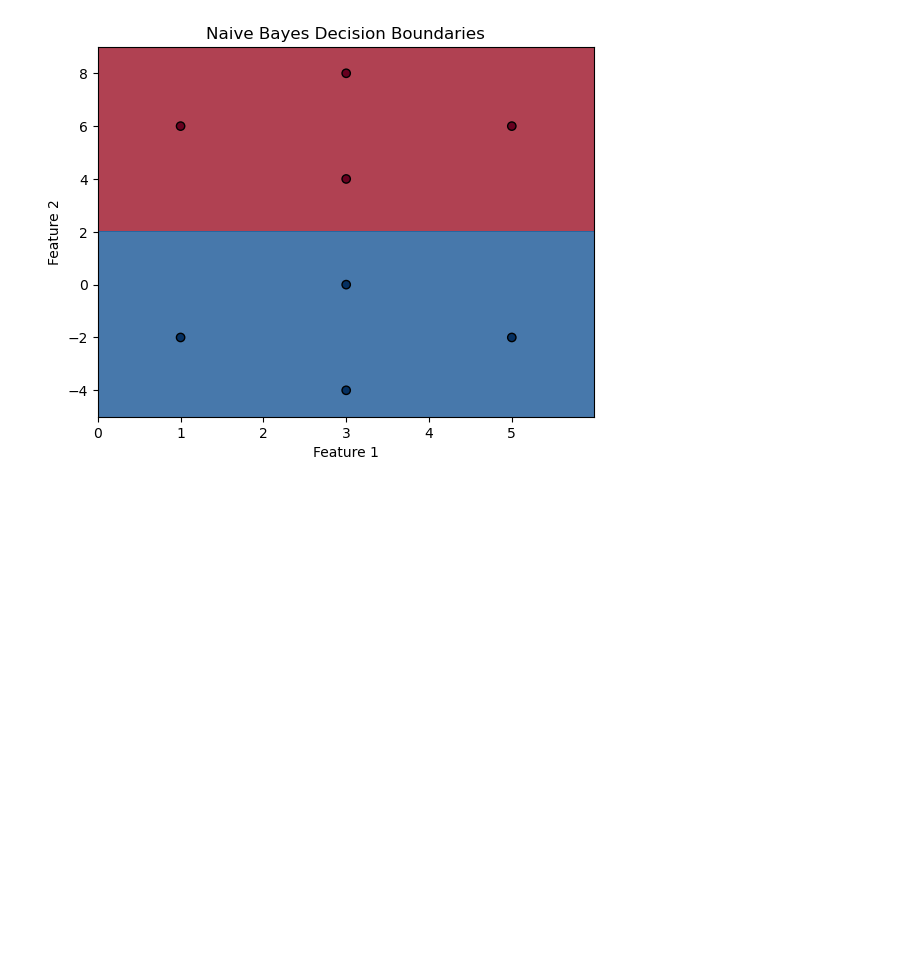
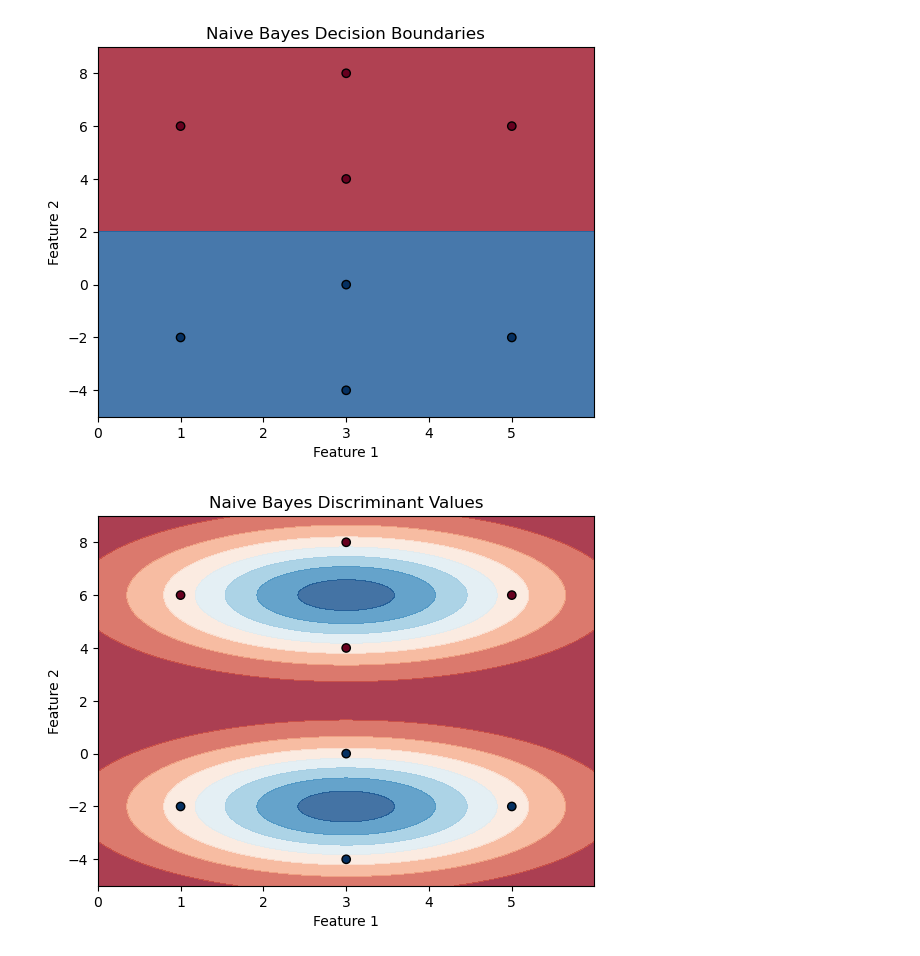
Before and after one commit to Vishnuteja-Surla/Pattern-Recognition-and-Machine-Learning, a Jupyter notebook: Lab-7/CS21B2037_Q1.ipynb, the cells around one changed output. Cells and saved outputs as stored; diff of their text form; code cells hidden in the pictures; blank space fills up the shorter version.

Commit message:
Plot both Decision Boundary and Discriminant Values

```diff
--- a/Lab-7/CS21B2037_Q1.ipynb
+++ b/Lab-7/CS21B2037_Q1.ipynb
@@ -55,9 +55,11 @@ class BayesClassifier:
         x_min, x_max = X_train[:, 0].min() - 1, X_train[:, 0].max() + 1
         y_min, y_max = X_train[:, 1].min() - 1, X_train[:, 1].max() + 1
         xx, yy = np.meshgrid(np.arange(x_min, x_max, 0.01), np.arange(y_min, y_max, 0.01))
-        y_pred = []
+        y_pred_class = []
+        y_pred_val = []
         for i in range(len(xx)):
-            y_row = []
+            y_row_class = []
+            y_row_val = []
             for j in range(len(yy[0])):
                 X = np.array([xx[i, j], yy[i, j]])
                 probability_values = {}
@@ -67,9 +69,13 @@ class BayesClassifier:
                     p_wx = p_xw * ap_values[class_count]
                     probability_values[c] = p_wx
                     class_count += 1
-                y_row.append(max(probability_values, key=probability_values.get))
-            y_pred.append(y_row)
-        y_pred = np.array(y_pred)
+                y_row_class.append(max(probability_values, key=probability_values.get))
+                y_row_val.append(max(probability_values.values()))
+            y_pred_class.append(y_row_class)
+            y_pred_val.append(y_row_val)
+        y_pred_class = np.array(y_pred_class)
+        y_pred_val = np.array(y_pred_val)
+        y_pred = np.array([y_pred_class, y_pred_val])
         return y_pred
 # %% [markdown]
 ## Taking Data
@@ -140,3 +146,12 @@ plt.title('Naive Bayes Decision Boundaries')
 plt.show()
 # %% [output]
 [figure]
+# %%
+plt.contourf(xx, yy, Z[1], cmap=plt.cm.RdBu, alpha=0.8)
+plt.scatter(X_train[:, 0], X_train[:, 1], c=y_train, cmap=plt.cm.RdBu, edgecolor='k')
+plt.xlabel('Feature 1')
+plt.ylabel('Feature 2')
+plt.title('Naive Bayes Discriminant Values')
+plt.show()
+# %% [output]
+[figure, added]
```
Also changed, not shown: parts of 1 cell of this notebook, 2 other files.
